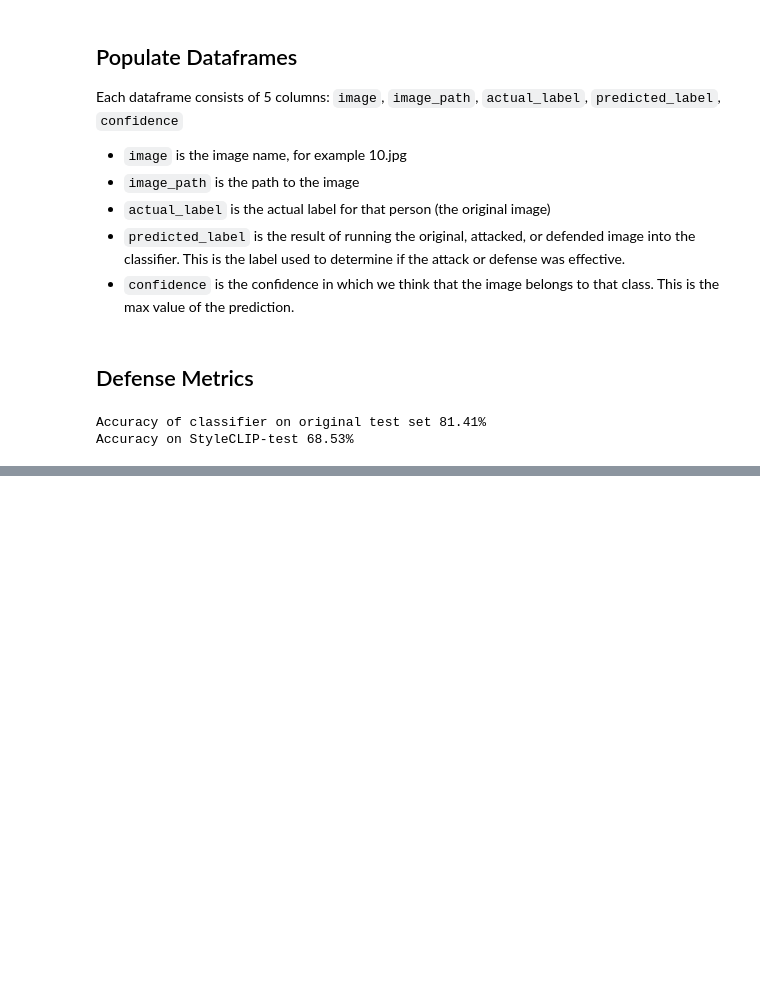
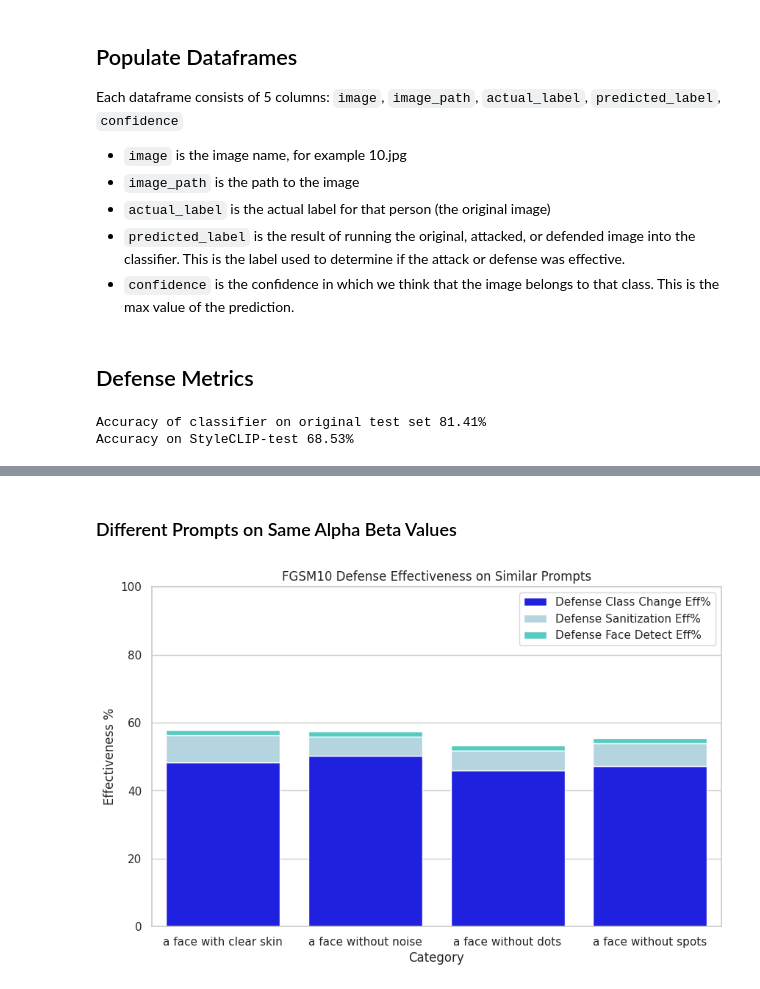
Before and after one commit to hassledw/StyleCLIP_Defense, a Jupyter notebook: celeb_metrics.ipynb, the cells around one changed output, grey strips where cells are left out. Drawn from its saved outputs; the diff is of its cells as text; code cells hidden in the pictures; blank space fills up the shorter version.

```diff
--- a/celeb_metrics.ipynb
+++ b/celeb_metrics.ipynb
@@ -198,0 +250,33 @@ Net Gain Using StyleCLIP as a Defense: -4.16%
+# %% [markdown]
+### Different Prompts on Same Alpha Beta Values
+# %%
+# Sample data
+data = {
+    'Category': ['a face with clear skin', 'a face without noise', 'a face without dots', 'a face without spots'],
+    'Defense Class Change Eff%': [48.24, 50.25, 45.84, 47.25],
+    'Defense Sanitization Eff%': [8.05, 5.75, 5.90, 6.7],
+    'Defense Face Detect Eff%': [1.51, 1.51, 1.51, 1.51],
+}
+
+df = pd.DataFrame(data)
+
+# Set the seaborn style
+sns.set(style="whitegrid")
+
+# Create a bar plot using Seaborn
+plt.figure(figsize=(10, 6))
+sns.barplot(x='Category', y='Defense Class Change Eff%', data=df, color='blue', label='Defense Class Change Eff%')
+sns.barplot(x='Category', y='Defense Sanitization Eff%', data=df, color='lightblue', label='Defense Sanitization Eff%', bottom=df['Defense Class Change Eff%'])
+sns.barplot(x='Category', y='Defense Face Detect Eff%', data=df, color='turquoise', label='Defense Face Detect Eff%', bottom=df['Defense Class Change Eff%'] + df['Defense Sanitization Eff%'])
+plt.legend()
+plt.ylim(0, 100)
+
+# Set plot labels and title
+plt.xlabel('Category')
+plt.ylabel('Effectiveness %')
+plt.title('FGSM10 Defense Effectiveness on Similar Prompts')
+
+# Show the plot
+plt.show()
+# %% [output]
+[figure, added]
```
Also changed, not shown: parts of 11 cells of this notebook, 7 other files.
